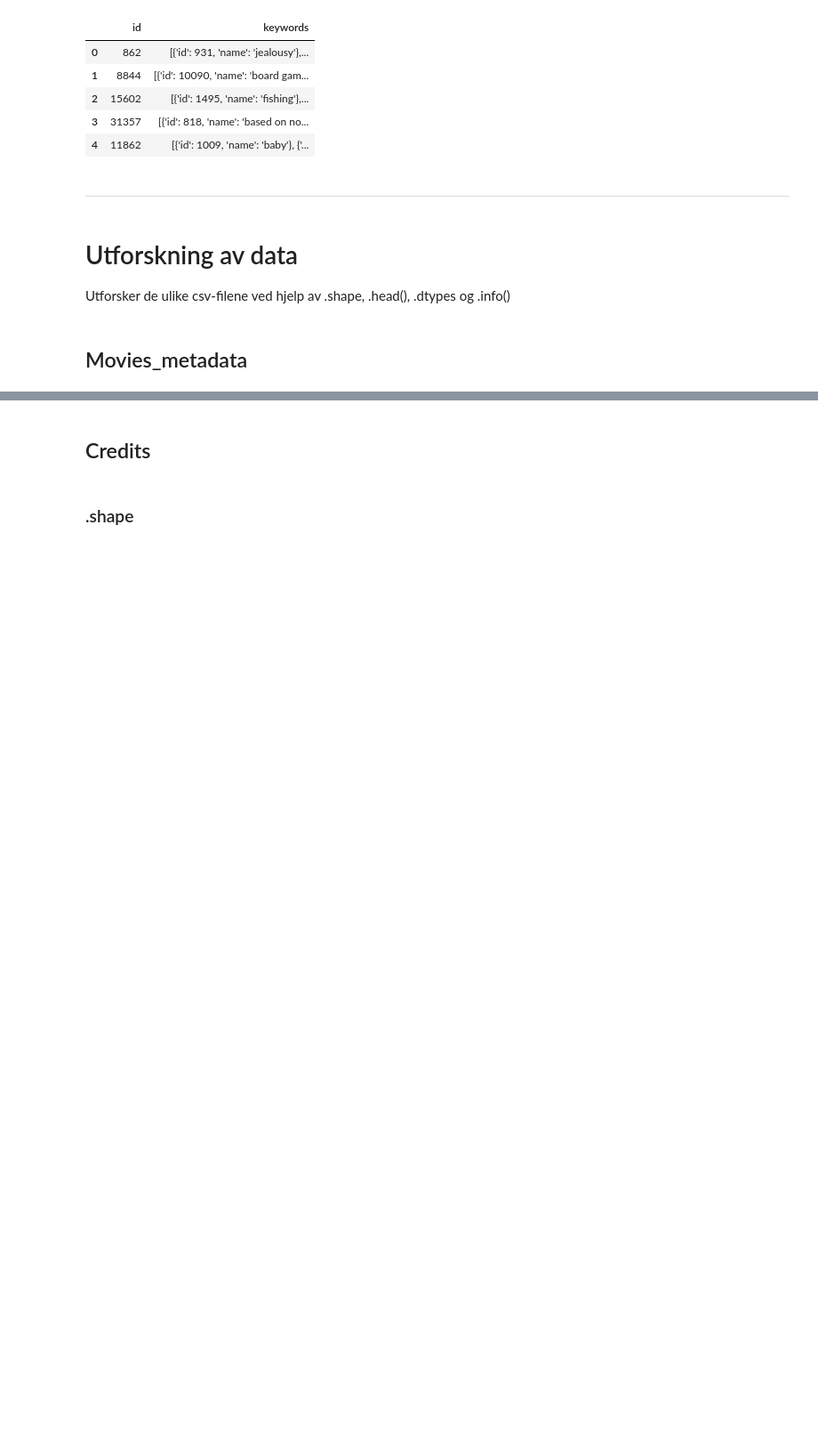
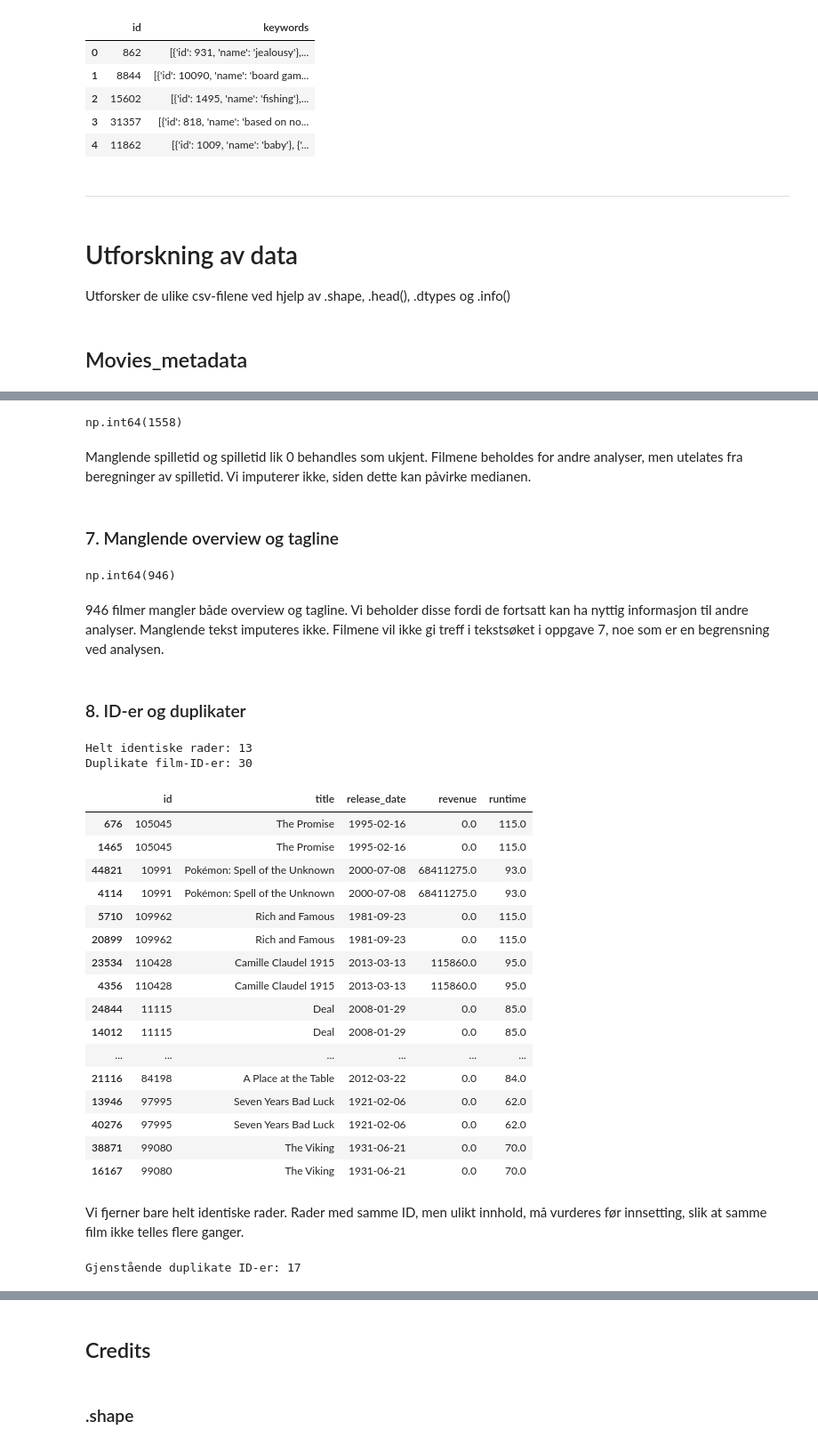
Before and after one commit to didrikjensen/sdd_assignment_3, a Jupyter notebook: eda_tahir.ipynb, the cells around one changed output, grey strips where cells are left out. Shown at 89% size. Cells and saved outputs as stored; diff of their text form; code cells hidden in the pictures; blank space fills up the shorter version.

Commit message:
EDA av movies_metadata

```diff
--- a/eda_tahir.ipynb
+++ b/eda_tahir.ipynb
@@ -60,0 +160,3 @@ df_movie_metadata.info()
+# %%
+# Fjerner de seks radene med title = NaN
+df_movie_metadata = df_movie_metadata.dropna(subset=["title"]).copy()
@@ -60,0 +227,50 @@ df_movie_metadata.info()
+# %%
+(df_movie_metadata["runtime"] == 0).sum()
+# %% [output]
+np.int64(1558)
+# %% [markdown]
+Manglende spilletid og spilletid lik 0 behandles som ukjent. Filmene beholdes for andre analyser, men utelates fra beregninger av spilletid. Vi imputerer ikke, siden dette kan påvirke medianen.
+# %% [markdown]
+### 7. Manglende overview og tagline
+# %%
+df_movie_metadata[["overview", "tagline"]].isna().all(axis=1).sum()
+# %% [output]
+np.int64(946)
+# %% [markdown]
+946 filmer mangler både overview og tagline. Vi beholder disse fordi de fortsatt kan ha nyttig informasjon til andre analyser. Manglende tekst imputeres ikke. Filmene vil ikke gi treff i tekstsøket i oppgave 7, noe som er en begrensning ved analysen.
+# %% [markdown]
+### 8. ID-er og duplikater
+# %%
+print("Helt identiske rader:", df_movie_metadata.duplicated().sum())
+print("Duplikate film-ID-er:", df_movie_metadata["id"].duplicated().sum())
+# %% [output]
+Helt identiske rader: 13
+Duplikate film-ID-er: 30
+# %%
+duplikater = df_movie_metadata[df_movie_metadata["id"].duplicated(keep=False)]
+display(duplikater.sort_values("id")[["id", "title", "release_date", "revenue", "runtime"]])
+# %% [output]
+|  | id | title | release_date | revenue | runtime |
+| 676 | 105045 | The Promise | 1995-02-16 | 0.0 | 115.0 |
+| 1465 | 105045 | The Promise | 1995-02-16 | 0.0 | 115.0 |
+| 44821 | 10991 | Pokémon: Spell of the Unknown | 2000-07-08 | 68411275.0 | 93.0 |
+| 4114 | 10991 | Pokémon: Spell of the Unknown | 2000-07-08 | 68411275.0 | 93.0 |
+| 5710 | 109962 | Rich and Famous | 1981-09-23 | 0.0 | 115.0 |
+| 20899 | 109962 | Rich and Famous | 1981-09-23 | 0.0 | 115.0 |
+| 23534 | 110428 | Camille Claudel 1915 | 2013-03-13 | 115860.0 | 95.0 |
+| 4356 | 110428 | Camille Claudel 1915 | 2013-03-13 | 115860.0 | 95.0 |
+| 24844 | 11115 | Deal | 2008-01-29 | 0.0 | 85.0 |
+| 14012 | 11115 | Deal | 2008-01-29 | 0.0 | 85.0 |
+| ... | ... | ... | ... | ... | ... |
+| 21116 | 84198 | A Place at the Table | 2012-03-22 | 0.0 | 84.0 |
+| 13946 | 97995 | Seven Years Bad Luck | 1921-02-06 | 0.0 | 62.0 |
+| 40276 | 97995 | Seven Years Bad Luck | 1921-02-06 | 0.0 | 62.0 |
+| 38871 | 99080 | The Viking | 1931-06-21 | 0.0 | 70.0 |
+| 16167 | 99080 | The Viking | 1931-06-21 | 0.0 | 70.0 |
+# %% [markdown]
+Vi fjerner bare helt identiske rader. Rader med samme ID, men ulikt innhold, må vurderes før innsetting, slik at samme film ikke telles flere ganger.
+# %%
+df_movie_metadata = df_movie_metadata.drop_duplicates().copy()
+print("Gjenstående duplikate ID-er:", df_movie_metadata["id"].duplicated().sum())
+# %% [output]
+Gjenstående duplikate ID-er: 17
```
Also changed, not shown: parts of 47 cells of this notebook.
